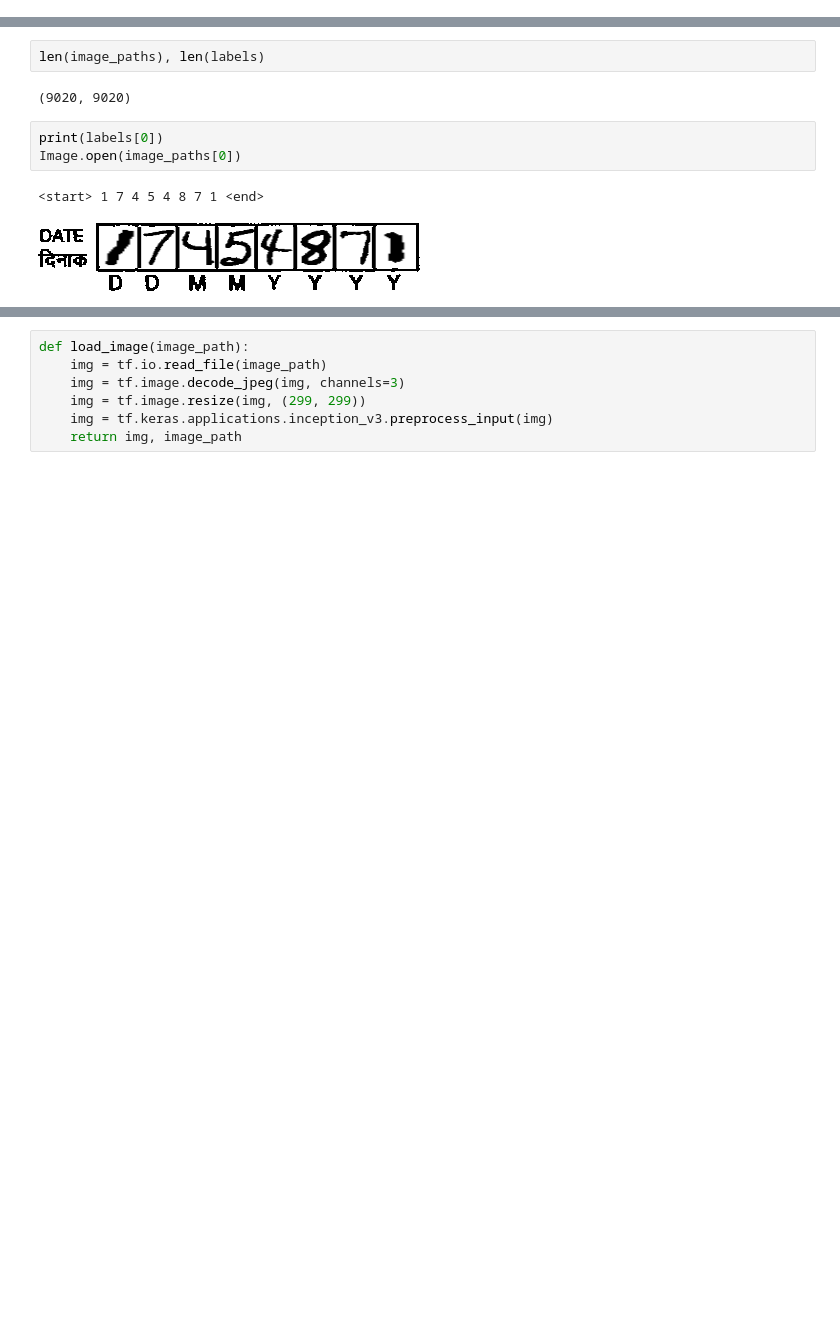
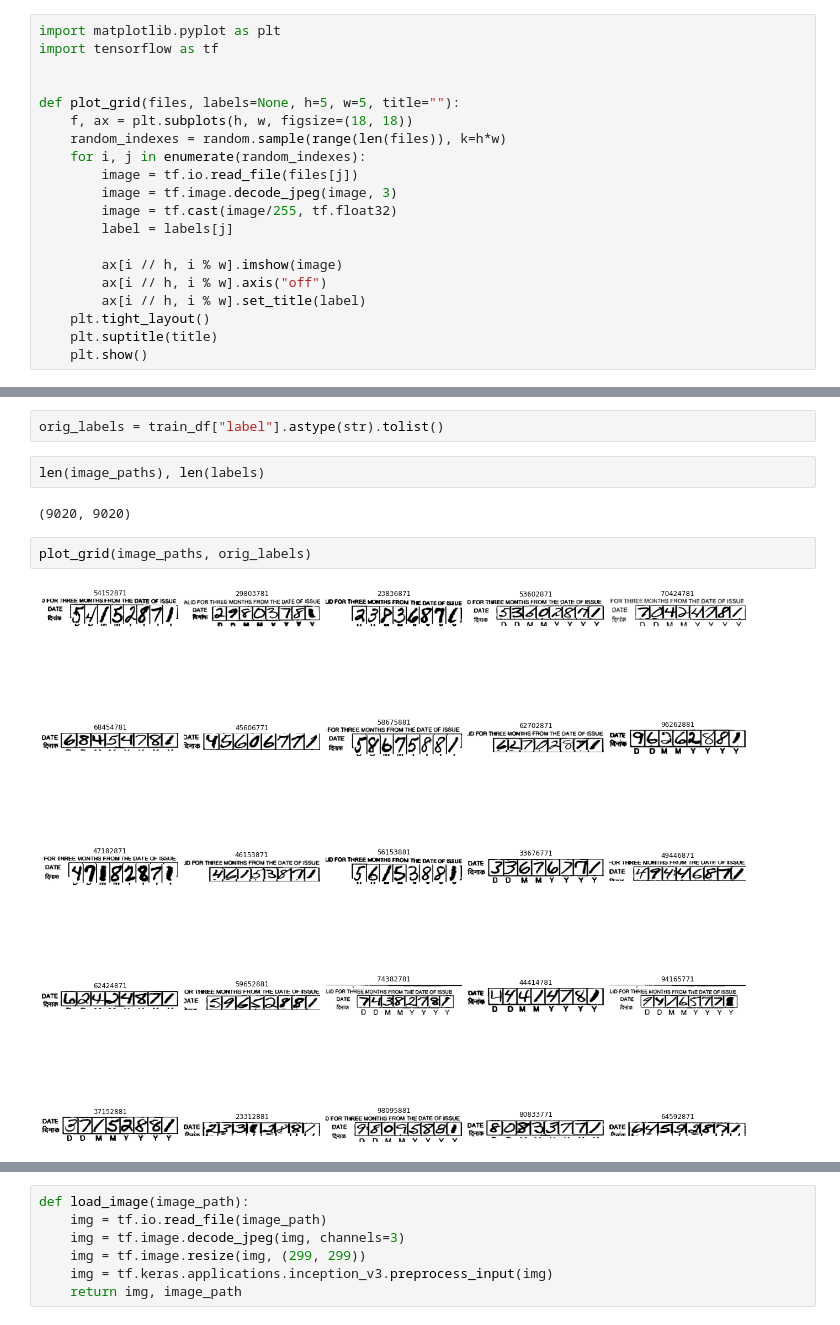
Before and after one commit to adimyth/arya_date, a Jupyter notebook: notebooks/image_captioning.ipynb, the cells around one changed output, grey strips where cells are left out. Cells and saved outputs as stored; diff of their text form; blank space fills up the shorter version.

```diff
--- a/notebooks/image_captioning.ipynb
+++ b/notebooks/image_captioning.ipynb
@@ -2,0 +48,20 @@
+# %%
+import matplotlib.pyplot as plt
+import tensorflow as tf
+
+
+def plot_grid(files, labels=None, h=5, w=5, title=""):
+    f, ax = plt.subplots(h, w, figsize=(18, 18))
+    random_indexes = random.sample(range(len(files)), k=h*w)
+    for i, j in enumerate(random_indexes):
+        image = tf.io.read_file(files[j])
+        image = tf.image.decode_jpeg(image, 3)
+        image = tf.cast(image/255, tf.float32)
+        label = labels[j]
+
+        ax[i // h, i % w].imshow(image)
+        ax[i // h, i % w].axis("off")
+        ax[i // h, i % w].set_title(label)
+    plt.tight_layout()
+    plt.suptitle(title)
+    plt.show()
@@ -58,11 +260,11 @@ labels = train_df["label"].apply(lambda x: f"<start> {' '.join(str(x))} <end>")
+# %%
+orig_labels = train_df["label"].astype(str).tolist()
 # %%
 len(image_paths), len(labels)
 # %% [output]
 (9020, 9020)
-# %%
-print(labels[0])
-Image.open(image_paths[0])
-# %% [output]
-<start> 1 7 4 5 4 8 7 1 <end>
-[figure, removed]
+# %%
+plot_grid(image_paths, orig_labels)
+# %% [output]
+[figure, added]
 # %% [markdown]
```
Also changed, not shown: parts of 59 cells of this notebook, 1 other file.
